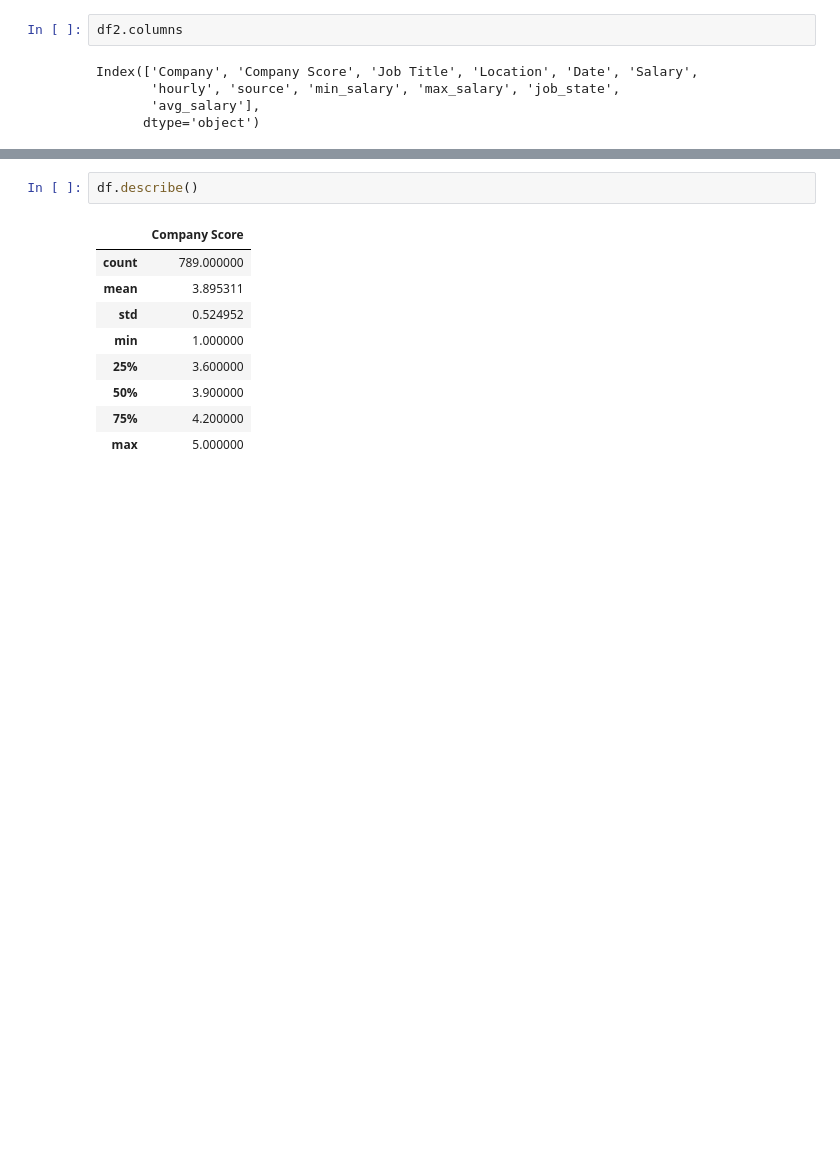
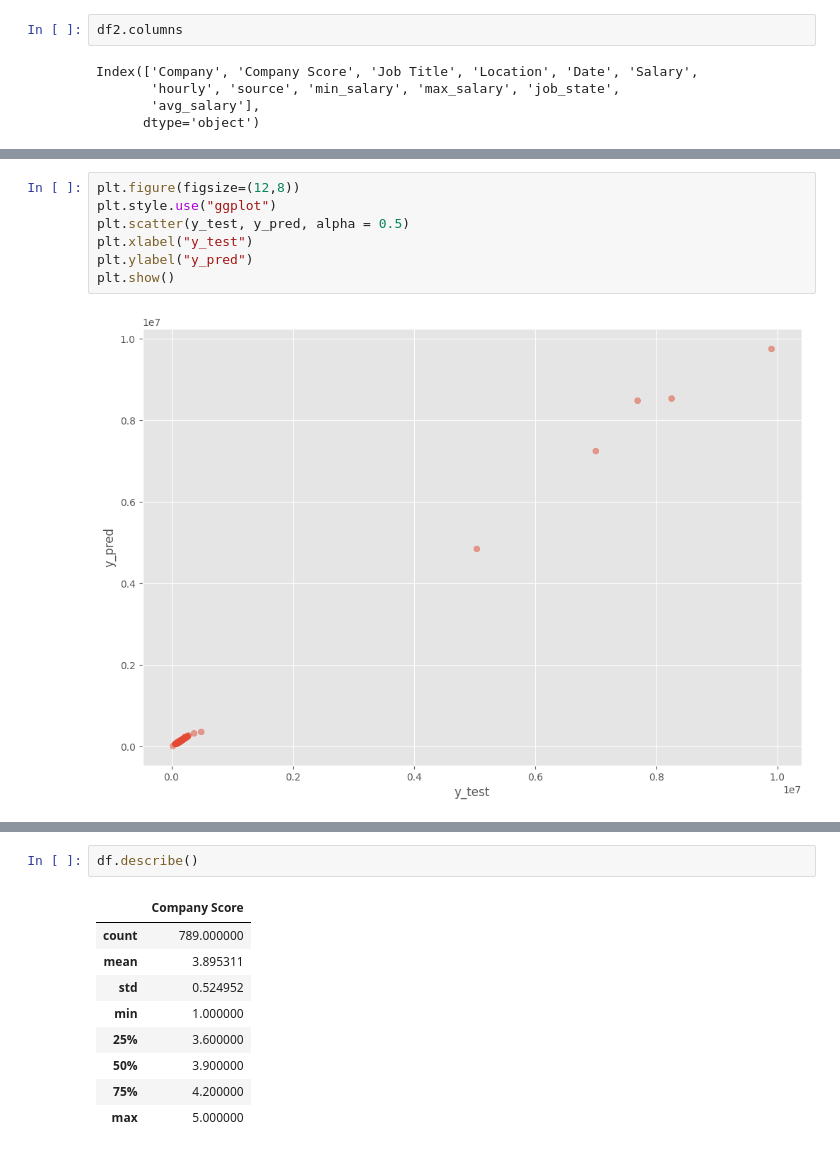
Before and after one commit to powhenagbo/SDS-CP009-ds-salary-pred, a Jupyter notebook: Copy_of_Paul_Notebook.ipynb, the cells around one changed output, grey strips where cells are left out. Saved outputs shown, nothing was run; the diff lists cells and outputs as text; blank space fills up the shorter version.

```diff
--- a/Copy_of_Paul_Notebook.ipynb
+++ b/Copy_of_Paul_Notebook.ipynb
@@ -274,0 +470,9 @@ Index(['Company', 'Company Score', 'Job Title', 'Location', 'Date', 'Salary',
+# %%
+plt.figure(figsize=(12,8))
+plt.style.use("ggplot")
+plt.scatter(y_test, y_pred, alpha = 0.5)
+plt.xlabel("y_test")
+plt.ylabel("y_pred")
+plt.show()
+# %% [output]
+[figure, added]
```
Also changed, not shown: parts of 46 cells of this notebook.
